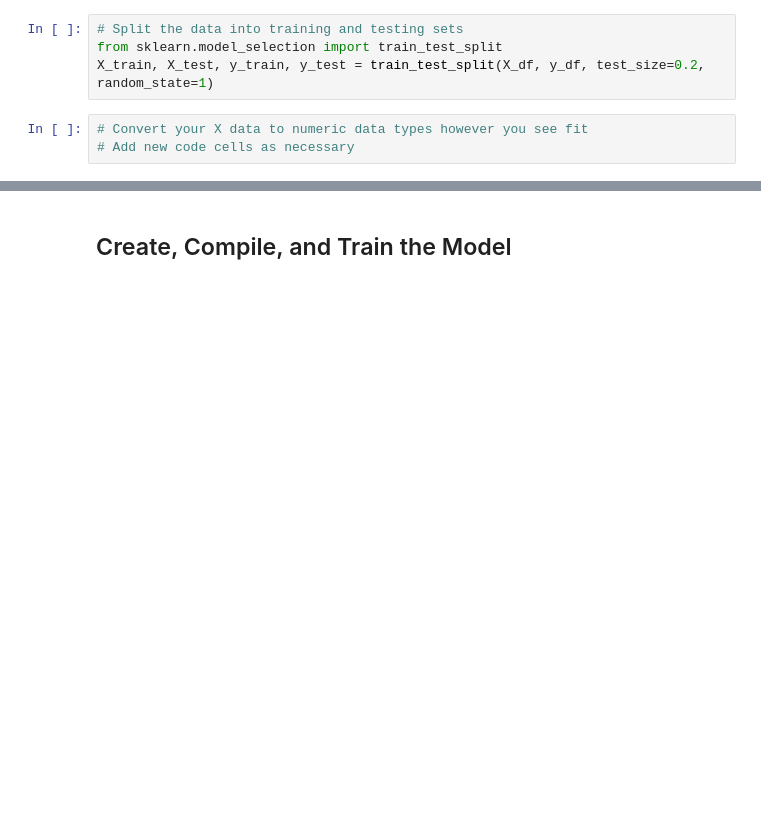
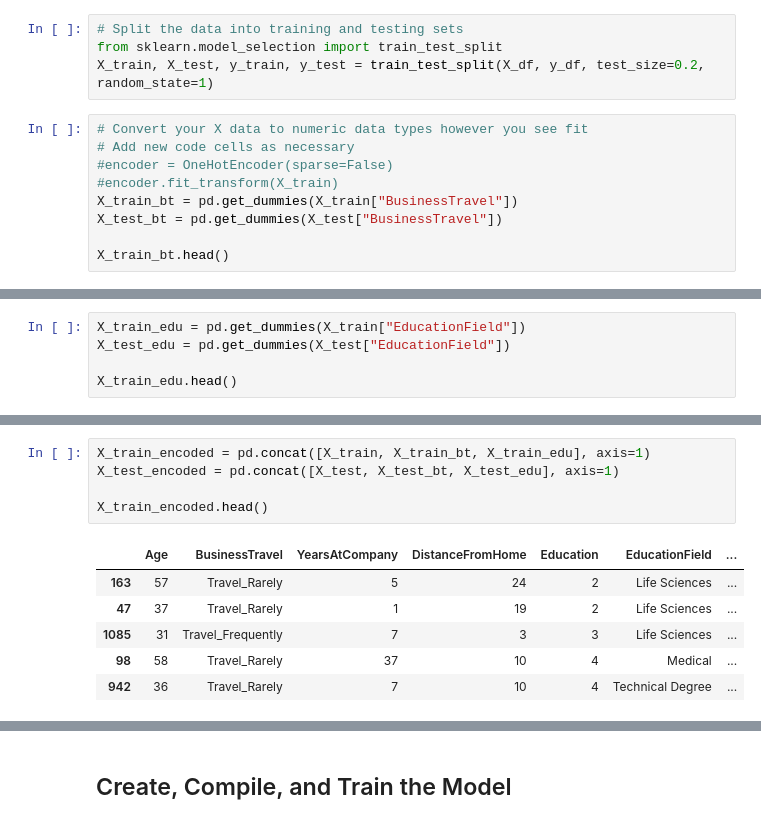
Before and after one commit to portillojj/neural-network-challenge-2, a Jupyter notebook: attrition.ipynb, the cells around one changed output, grey strips where cells are left out. Cells and saved outputs as stored; diff of their text form; blank space fills up the shorter version.

```diff
--- a/attrition.ipynb
+++ b/attrition.ipynb
@@ -83,4 +90,10 @@ X_train, X_test, y_train, y_test = train_test_split(X_df, y_df, test_size=0.2, r
 # %%
 # Convert your X data to numeric data types however you see fit
 # Add new code cells as necessary
+#encoder = OneHotEncoder(sparse=False)
+#encoder.fit_transform(X_train)
+X_train_bt = pd.get_dummies(X_train["BusinessTravel"])
+X_test_bt = pd.get_dummies(X_test["BusinessTravel"])
+
+X_train_bt.head()
 # %% [output]
@@ -89,0 +106,5 @@ Name: OverTime, dtype: int64
+# %%
+X_train_edu = pd.get_dummies(X_train["EducationField"])
+X_test_edu = pd.get_dummies(X_test["EducationField"])
+
+X_train_edu.head()
@@ -89,0 +118,12 @@ Name: OverTime, dtype: int64
+# %%
+X_train_encoded = pd.concat([X_train, X_train_bt, X_train_edu], axis=1)
+X_test_encoded = pd.concat([X_test, X_test_bt, X_test_edu], axis=1)
+
+X_train_encoded.head()
+# %% [output]
+|  | Age | BusinessTravel | YearsAtCompany | DistanceFromHome | Education | EducationField | ... |
+| 163 | 57 | Travel_Rarely | 5 | 24 | 2 | Life Sciences | ... |
+| 47 | 37 | Travel_Rarely | 1 | 19 | 2 | Life Sciences | ... |
+| 1085 | 31 | Travel_Frequently | 7 | 3 | 3 | Life Sciences | ... |
+| 98 | 58 | Travel_Rarely | 37 | 10 | 4 | Medical | ... |
+| 942 | 36 | Travel_Rarely | 7 | 10 | 4 | Technical Degree | ... |
```
Also changed, not shown: parts of 17 cells of this notebook.
